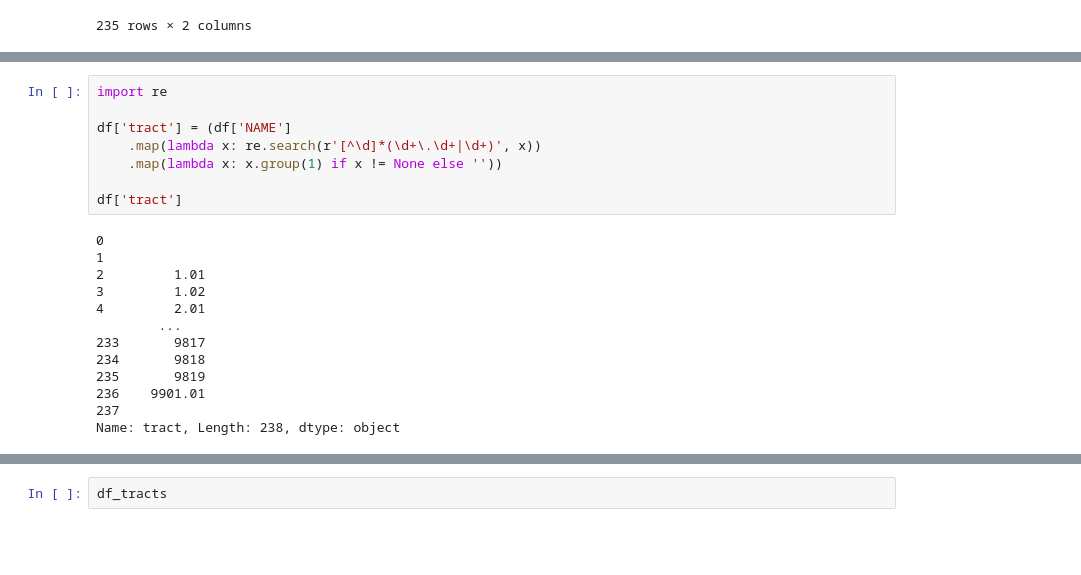
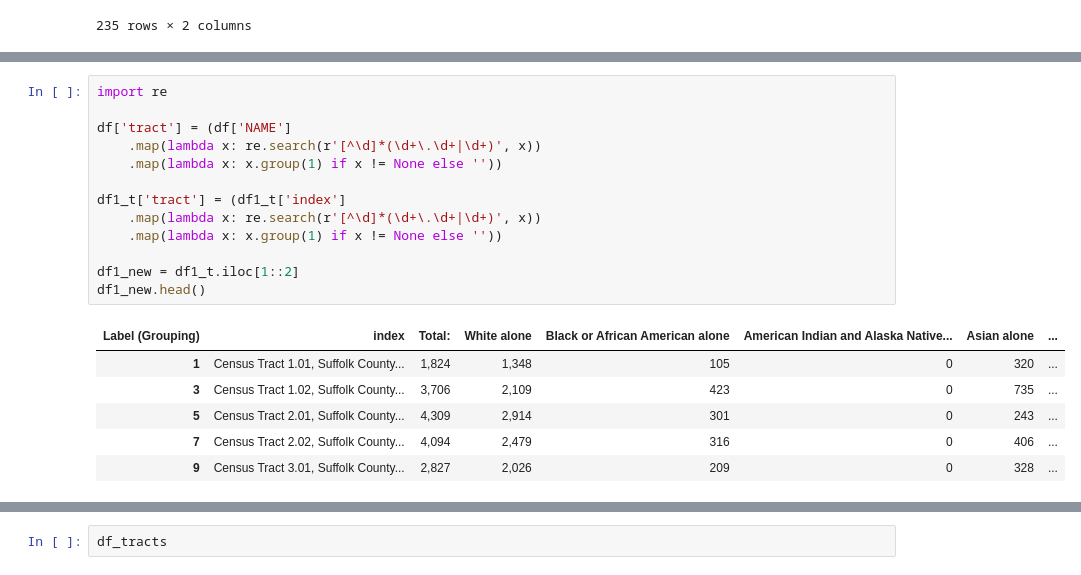
Before and after one commit to BU-Spark/ds-councilor-lara-ubi, a Jupyter notebook: spring23-team-2/maps_visuals.ipynb, the cells around one changed output, grey strips where cells are left out. Drawn from its saved outputs; the diff is of its cells as text; blank space fills up the shorter version.

```diff
--- a/spring23-team-2/maps_visuals.ipynb
+++ b/spring23-team-2/maps_visuals.ipynb
@@ -54,21 +59,20 @@ df.head()
 # %%
 import re
 
 df['tract'] = (df['NAME']
     .map(lambda x: re.search(r'[^\d]*(\d+\.\d+|\d+)', x))
     .map(lambda x: x.group(1) if x != None else ''))
 
-df['tract']
+df1_t['tract'] = (df1_t['index']
+    .map(lambda x: re.search(r'[^\d]*(\d+\.\d+|\d+)', x))
+    .map(lambda x: x.group(1) if x != None else ''))
+
+df1_new = df1_t.iloc[1::2]
+df1_new.head()
 # %% [output]
-0
-1
-2         1.01
-3         1.02
-4         2.01
-        ...
-233       9817
-234       9818
-235       9819
-236    9901.01
-237
-Name: tract, Length: 238, dtype: object
+| Label (Grouping) | index | Total: | White alone | Black or African American alone | American Indian and Alaska Native... | Asian alone | ... |
+| 1 | Census Tract 1.01, Suffolk County... | 1,824 | 1,348 | 105 | 0 | 320 | ... |
+| 3 | Census Tract 1.02, Suffolk County... | 3,706 | 2,109 | 423 | 0 | 735 | ... |
+| 5 | Census Tract 2.01, Suffolk County... | 4,309 | 2,914 | 301 | 0 | 243 | ... |
+| 7 | Census Tract 2.02, Suffolk County... | 4,094 | 2,479 | 316 | 0 | 406 | ... |
+| 9 | Census Tract 3.01, Suffolk County... | 2,827 | 2,026 | 209 | 0 | 328 | ... |
```
Also changed, not shown: parts of 8 cells of this notebook, 1 other file.
